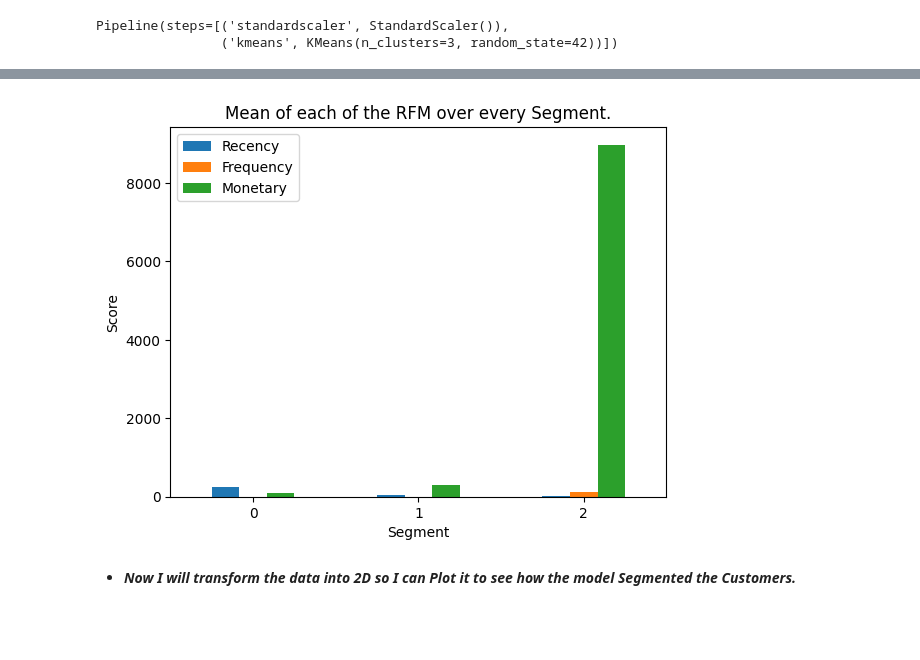
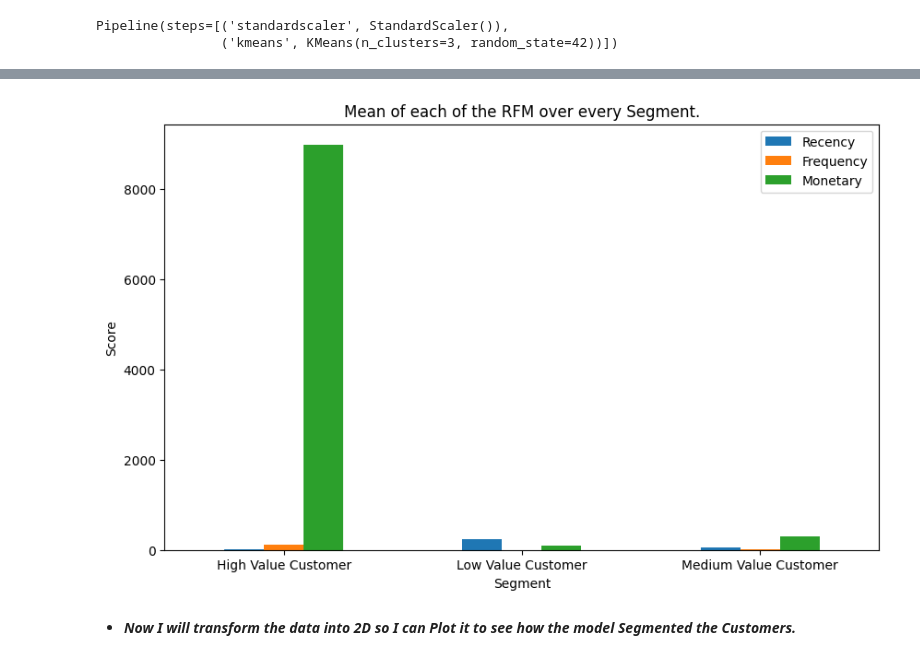
Before and after one commit to alaalmy-ahmed/Online-Retail-II, a Jupyter notebook: Clustering Analysis.ipynb, the cells around one changed output, grey strips where cells are left out. Drawn from its saved outputs; the diff is of its cells as text; code cells hidden in the pictures; blank space fills up the shorter version.

Commit message:
Completed the Clustering Analysis

```diff
--- a/Clustering Analysis.ipynb
+++ b/Clustering Analysis.ipynb
@@ -116,3 +116,17 @@ final_model.fit(X)
 # %% [output]
 Pipeline(steps=[('standardscaler', StandardScaler()),
                 ('kmeans', KMeans(n_clusters=3, random_state=42))])
+# %%
+labels = final_model.named_steps['kmeans'].labels_
+segments = []
+for i, label in enumerate(labels):
+    if label == 0:
+        segments.append("Low Value Customer")
+    elif label == 1:
+        segments.append("Medium Value Customer")
+    else:
+        segments.append("High Value Customer")
+# %%
+X["Segments"] = segments
+X.to_csv("Clustering.csv", index=False)
+X.head()
@@ -119,6 +140,5 @@ Pipeline(steps=[('standardscaler', StandardScaler()),
 # %%
-labels = final_model.named_steps['kmeans'].labels_
-xgb = X.groupby(labels).mean()
+xgb = X.groupby(segments).mean()
 xgb
 # %% [output]
 |  | Recency | Frequency | Monetary |
@@ -128,15 +168,15 @@ xgb
 # %%
-xgb.plot(kind="bar")
+xgb.plot(kind="bar", figsize=(10, 6))
 
 plt.xlabel("Segment")
 plt.ylabel("Score")
 plt.title("Mean of each of the RFM over every Segment.")
 plt.xticks(rotation=0)
 
 plt.savefig("figs/RFM means on each segment.png", format="png")
 plt.show()
 # %% [output]
-[figure, old version]
+[figure, new version]
 # %% [markdown]
 - ***Now I will transform the data into 2D so I can Plot it to see how the model Segmented the Customers.***
 # %%
```
Also changed, not shown: parts of 7 cells of this notebook, 10 other files.
